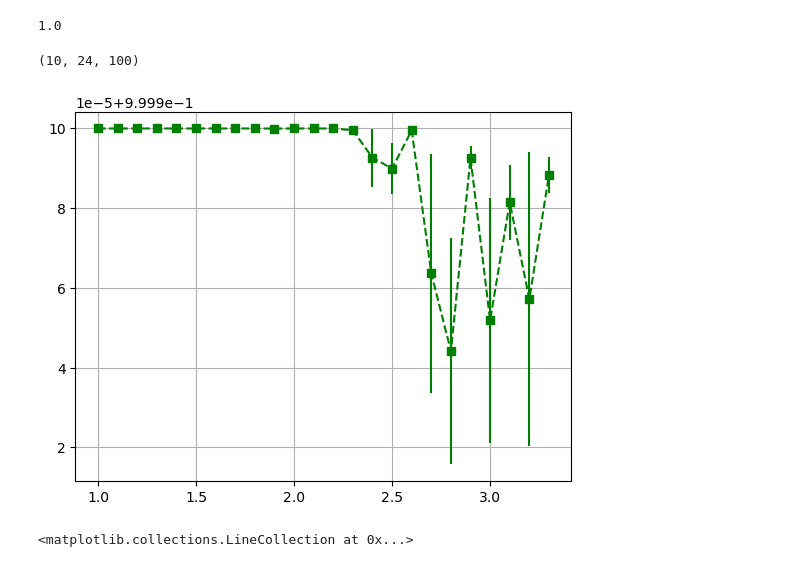
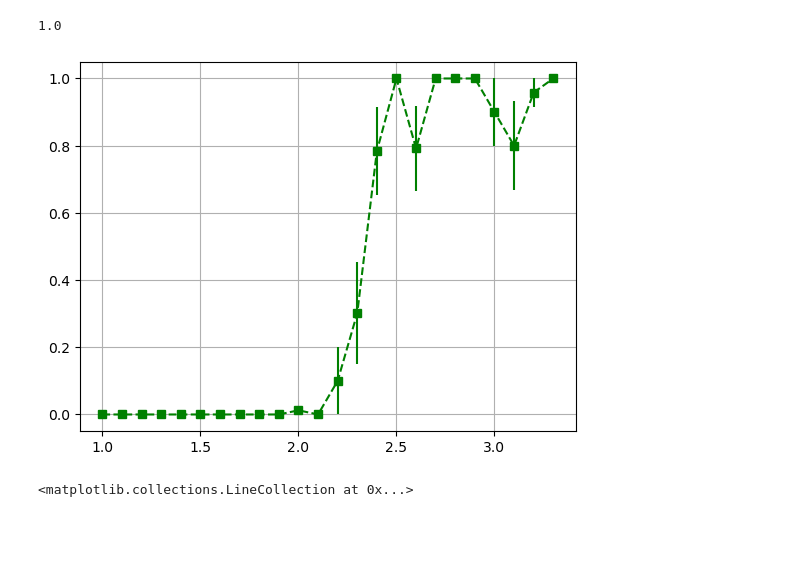
Before and after one commit to feanor3/tesi, a Jupyter notebook: analysis.ipynb, the cells around one changed output. Drawn from its saved outputs; the diff is of its cells as text; code cells hidden in the pictures; blank space fills up the shorter version.

Commit message:
fixed data test

```diff
--- a/analysis.ipynb
+++ b/analysis.ipynb
@@ -119,6 +133,36 @@ IndexError: index 10 is out of bounds for axis 0 with size 10
 # %% [markdown]
 ## SKLEARN
 # %%
+# training with sklearn
+
+# number of datapoints
+T_CRIT = 2.2691853 # k_b * T_C / J  with k_b=1, J = interaction constant
+
+data = np.load(f"data/{L}.npy")
+temps = np.load(f"data/{L}_temp.npy")
+n = data.shape[0]
+
+# target value
+t = (temps < T_CRIT).astype(int)
+
+# DATA Shuffling
+rng = np.random.default_rng()
+indices = np.arange(data.shape[0])
+rng.shuffle(indices)
+
+data = data[indices]
+t = t[indices]
+temps = temps[indices]
+
+# splitting data in 80% training, 20% validation, 10% test
+a = int(0.8*n)
+data_train = data[:a]
+data_val = data[a:]
+
+t_train = t[:a]
+t_val = t[a:]
+
+
 # using skleanr
 clf = MLPClassifier(activation='relu', solver='sgd',alpha=0, momentum=1, nesterovs_momentum=False, power_t=1, verbose=False)
 clf.fit(data_train, t_train)
@@ -151,21 +218,17 @@ min(clf.loss_curve_)
 clf.score(data_test[4], t_test[0])
 # %% [output]
 1.0
-# %%
-data_test.shape
-# %% [output]
-(10, 24, 100)
 # %%
 # PREDICTION ON DATA SET to have mean
 flattened = data_test.reshape(-1, L*L)
-y = clf.predict_proba(flattened).reshape(10, 24, 2)
+y = clf.predict_proba(flattened).reshape(-1, 2)
 # %%
 train_size = 10
-errors = y[:,:,0].std(axis=0, ddof=1) / np.sqrt(train_size)  # std/(N-1)
-plt.errorbar(temp_test[3], y[:,:,0].mean(axis=0), errors, fmt='s--g')
+errors = y[:,0].std(axis=0, ddof=1) / np.sqrt(train_size)  # std/(N-1)
+plt.errorbar(temp_test, y[:,0].mean(axis=0), errors, fmt='s--g')
 plt.grid(True)
 # %% [output]
-[figure, old version]
+[figure, new version]
 # %%
 out = clf.predict_proba(data_val)
 plt.scatter(temps[a:], out[:,1], marker='x', c=clf.predict(data_val) )
```
Also changed, not shown: parts of 9 cells of this notebook.
